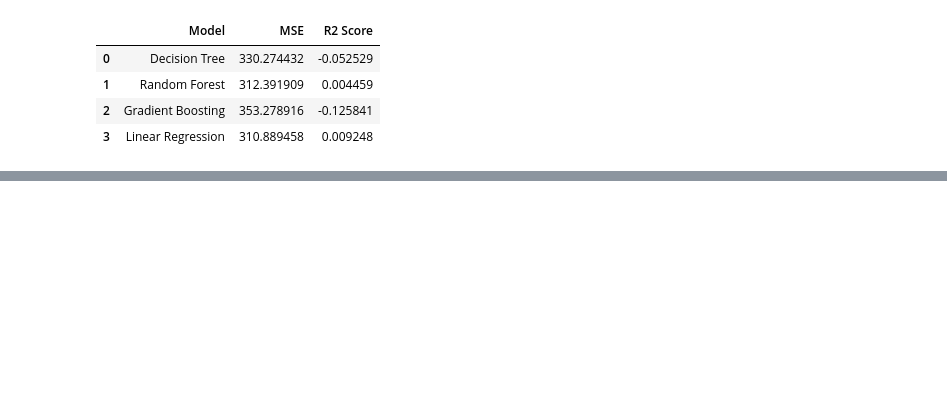
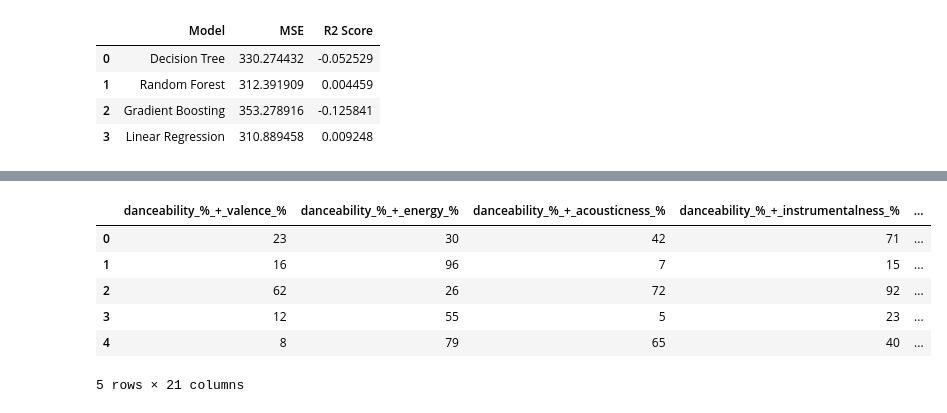
Before and after one commit to Starmam1717/Spotify, a Jupyter notebook: Spotify_notebook.ipynb, the cells around one changed output, grey strips where cells are left out. Cells and saved outputs as stored; diff of their text form; code cells hidden in the pictures; blank space fills up the shorter version.

```diff
--- a/Spotify_notebook.ipynb
+++ b/Spotify_notebook.ipynb
@@ -1170,0 +1188,36 @@ plt.show()
+# %%
+# Random Samples for test Data
+features_eng_test = ['danceability_%_+_valence_%',
+ 'danceability_%_+_energy_%',
+ 'danceability_%_+_acousticness_%',
+ 'danceability_%_+_instrumentalness_%',
+ 'danceability_%_+_liveness_%',
+ 'danceability_%_+_speechiness_%',
+ 'valence_%_+_energy_%',
+ 'valence_%_+_acousticness_%',
+ 'valence_%_+_instrumentalness_%',
+ 'valence_%_+_liveness_%',
+ 'valence_%_+_speechiness_%',
+ 'energy_%_+_acousticness_%',
+ 'energy_%_+_instrumentalness_%',
+ 'energy_%_+_liveness_%',
+ 'energy_%_+_speechiness_%',
+ 'acousticness_%_+_instrumentalness_%',
+ 'acousticness_%_+_liveness_%',
+ 'acousticness_%_+_speechiness_%',
+ 'instrumentalness_%_+_liveness_%',
+ 'instrumentalness_%_+_speechiness_%',
+ 'liveness_%_+_speechiness_%']
+
+# Generating a sample dataset with random values between 0 to 150
+sample_size = 150
+test_data = pd.DataFrame(np.random.randint(0, 101, size=(sample_size, len(features_eng_test))), columns=features_eng_test)
+test_data.head()
+# %% [output]
+|  | danceability_%_+_valence_% | danceability_%_+_energy_% | danceability_%_+_acousticness_% | danceability_%_+_instrumentalness_% | ... |
+| 0 | 23 | 30 | 42 | 71 | ... |
+| 1 | 16 | 96 | 7 | 15 | ... |
+| 2 | 62 | 26 | 72 | 92 | ... |
+| 3 | 12 | 55 | 5 | 23 | ... |
+| 4 | 8 | 79 | 65 | 40 | ... |
+5 rows × 21 columns
```
Also changed, not shown: parts of 6 cells of this notebook.
